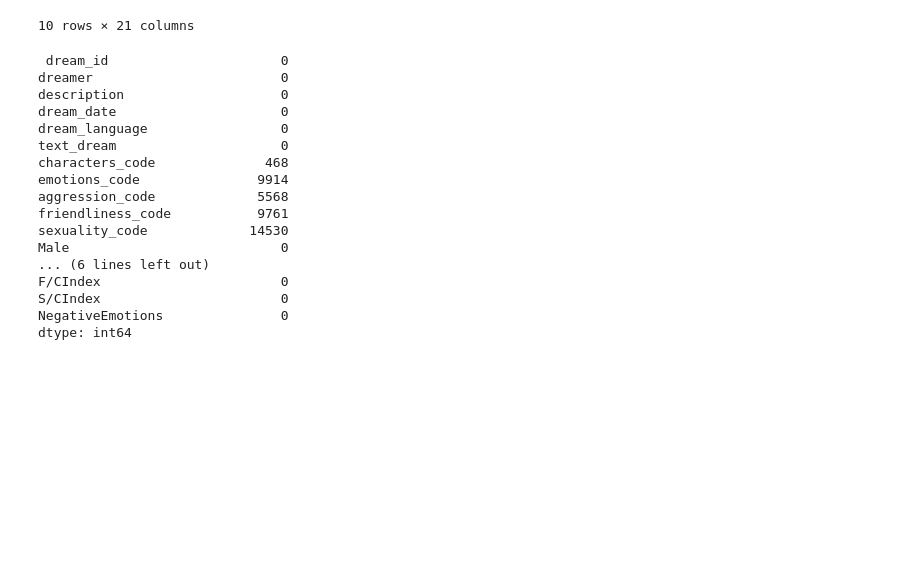
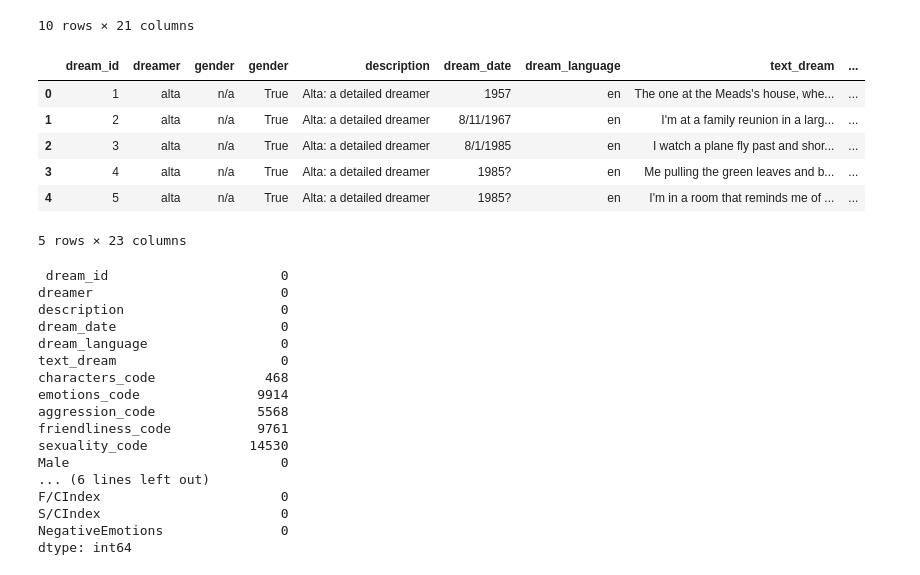
Before and after one commit to erika-ld/CPSC483-Machine-Learning-Project, a Jupyter notebook: data_preprocessing.ipynb, the cells around one changed output. Saved outputs shown, nothing was run; the diff lists cells and outputs as text; code cells hidden in the pictures; blank space fills up the shorter version.

Commit message:
Added new column gender & changed the df name to 'dreams'

```diff
--- a/data_preprocessing.ipynb
+++ b/data_preprocessing.ipynb
@@ -11,9 +11,9 @@ from sklearn.neighbors import KNeighborsClassifier
 from sklearn.metrics import accuracy_score, confusion_matrix, ConfusionMatrixDisplay, precision_score, recall_score, f1_score
 from sklearn.model_selection import train_test_split, cross_val_score
 # %%
-dream = pd.read_csv('dreams_dataset.csv')
-print(dream.shape)
-dream.head(10)
+dreams = pd.read_csv('dreams_dataset.csv')
+print(dreams.shape)
+dreams.head(10)
 # %% [output]
 (21000, 21)
 |  | dream_id | dreamer | description | dream_date | dream_language | text_dream | characters_code | ... |
@@ -28,6 +28,18 @@ dream.head(10)
 | 8 | 9 | alta | Alta: a detailed dreamer | 1985? | en | I'm somewhere with a friend I don... | 1IKA, stepfather, 1ISB, 1MSA | ... |
 | 9 | 10 | alta | Alta: a detailed dreamer | 1985? | en | I am in some public place, remind... | 2ISA, 1MKA | ... |
 10 rows × 21 columns
+# %%
+#Add an additional column 'Gender' for the gender of the dreamser, place it in index 2
+dreams.insert(2, 'gender', 'n/a', allow_duplicates=True)
+dreams.head(5)
+# %% [output]
+|  | dream_id | dreamer | gender | gender | description | dream_date | dream_language | text_dream | ... |
+| 0 | 1 | alta | n/a | True | Alta: a detailed dreamer | 1957 | en | The one at the Meads's house, whe... | ... |
+| 1 | 2 | alta | n/a | True | Alta: a detailed dreamer | 8/11/1967 | en | I'm at a family reunion in a larg... | ... |
+| 2 | 3 | alta | n/a | True | Alta: a detailed dreamer | 8/1/1985 | en | I watch a plane fly past and shor... | ... |
+| 3 | 4 | alta | n/a | True | Alta: a detailed dreamer | 1985? | en | Me pulling the green leaves and b... | ... |
+| 4 | 5 | alta | n/a | True | Alta: a detailed dreamer | 1985? | en | I'm in a room that reminds me of ... | ... |
+5 rows × 23 columns
 # %%
 #Split train & test set with 80:20 ratio
 
```
Also changed, not shown: parts of 7 cells of this notebook.
